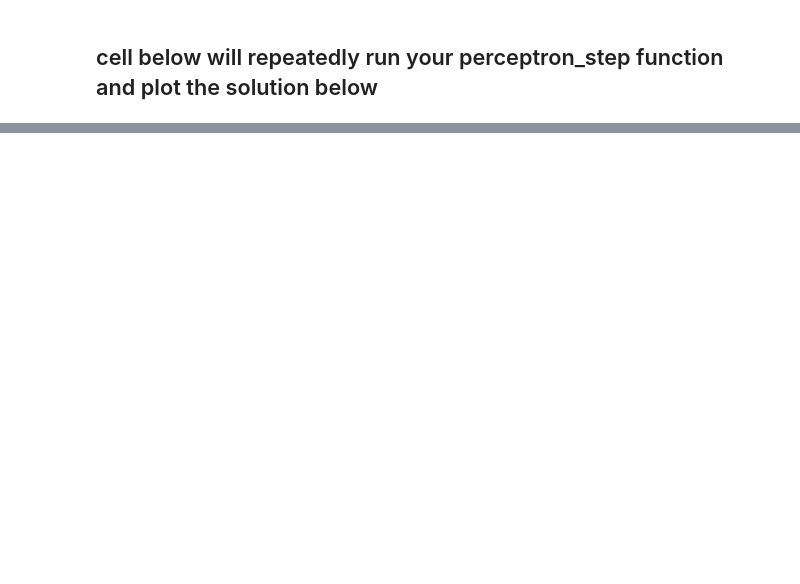
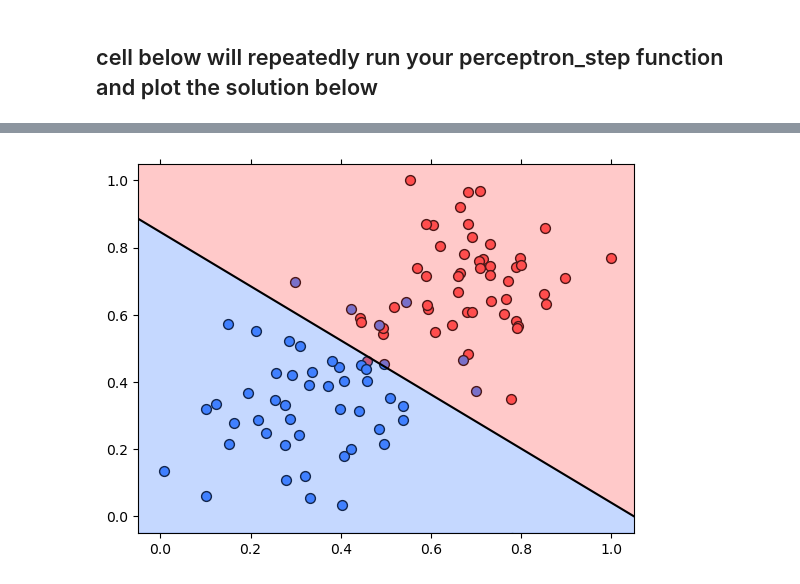
Before and after one commit to heinzwindzio/Udacity-nanodegree, a Jupyter notebook: Udacity/Course 6 - Neural Networks/Unit 2 - Intro NN/2.10 - coding the perceptron algo.ipynb, the cells around one changed output, grey strips where cells are left out. Saved outputs shown, nothing was run; the diff lists cells and outputs as text; code cells hidden in the pictures; blank space fills up the shorter version.

Commit message:
First classification code using perceptrons!

```diff
--- a/Udacity/Course 6 - Neural Networks/Unit 2 - Intro NN/2.10 - coding the perceptron algo.ipynb
+++ b/Udacity/Course 6 - Neural Networks/Unit 2 - Intro NN/2.10 - coding the perceptron algo.ipynb
@@ -103,22 +107,43 @@ Nice work coding the perceptron algorithm!
 # %% [markdown]
 ## cell below will repeatedly run your perceptron_step function and plot the solution below ##
 # %%
-def train_perceptron_algorithm(X, y, learn_rate=0.01, num_epochs=25):
+def train_perceptron_algorithm(X, y, learn_rate=0.01, num_epochs=1000):
     """
-    This function runs the perceptron algorithm repeatedly on the dataset,
-    and returns a few of the boundary lines obtained in the iterations,
-    for plotting purposes.
+    Inputs:
+        array of point (X)
+        array of labels for those points (y)
+        learning rate set to .01
+        number of epochs = 25
+
+    This function runs the perceptron algorithm num_epochs times on the dataset of points
+    It returns a few of the boundary lines obtained in the iterations, for plotting purposes.
     """
+
+    # find the min and max of both the point coordinates and the labels
     x_min, x_max = min(X.T[0]), max(X.T[0])
     y_min, y_max = min(X.T[1]), max(X.T[1])
+    # print(f'x_min: {x_min} x_max: {x_max}')
+
+    # generate a random array of 2 weights
     W = np.array(np.random.rand(2,1))
+    #print(W)
+
+    # generate a random bias
     b = np.random.rand(1)[0] + x_max
+
     # These are the solution lines that get plotted below.
     boundary_lines = []
+
+    # call the perceptron_step num_epoch times
     for i in range(num_epochs):
-        # In each epoch, we apply the perceptron step.
+
+        # In each epoch, we apply the perceptron step. Notice that the input is the output of the previous run - hence it's learning
         W, b = perceptron_step(X, y, W, b, learn_rate)
+
+        # capture the lines that are returned
+        #print(f'-W[0]/W[1]: {-W[0]/W[1]:}, -b/W[1]: {-b/W[1]:}')
         boundary_lines.append((-W[0]/W[1], -b/W[1]))
+
     return boundary_lines
 
 def plot_line(m, b, linestyle='dashed', color='gray', fill=False):
@@ -131,14 +156,19 @@ def plot_line(m, b, linestyle='dashed', color='gray', fill=False):
         plt.fill_between(x, m*x+b, -0.05, color=blue, alpha=0.3)
         plt.fill_between(x, m*x+b, 1.05, color=red, alpha=0.3)
 
-# Load data
+# Load data into a 2D array
 data = np.asarray(pd.read_csv("data.csv", header=None))
+
+# [row, col] slice data so that it's an array of all rows and just the first two columns
 X = data[:,0:2]
+# print(X)
+
+# [row, col] slice data so that it's an array of all rows of column 2
 y = data[:,2]
+# print(y)
 
-# Get list of boundary lines
-# Feel free to play with the learning rate and the num_epochs, and see
-# your results plotted below
+# Provide the array of points with labels, and return a list of boundary lines
+# Feel free to play with the learning rate and the num_epochs, and see your results plotted below
 boundary_lines = train_perceptron_algorithm(X, y)
 
 # Set up plot styling
@@ -147,20 +177,42 @@ plt.ylim(-0.05,1.05)
 plt.grid(False)
 plt.tick_params(axis='x', which='both', bottom='off', top='off')
 
-# Plot data points
+# define the colors
 red = [1,0.3,0.3]
 blue = [0.25,0.5,1]
+
+# color the points based on the label
 red_points = X[np.argwhere(y==0).flatten()]
 blue_points = X[np.argwhere(y==1).flatten()]
+
+# plot the points
 plt.scatter(red_points[:,0], red_points[:,1], s=50, color=red, edgecolor='k')
 plt.scatter(blue_points[:,0], blue_points[:,1], s=50, color=blue, edgecolor='k')
 
 # Plot boundary lines and solution regions
 for line in boundary_lines:
+
+    # w1(x1) + w2(x2) + b = 0 ---> y = mx + c
+    # m is rise over run (-W[0]/W[1]).
     slope = line[0]
+
+    # c is where line crosses y axis (-b/W[1])
     b = line[1]
-    plot_line(slope, b)
+
+    # plot every line on the graph
+    #plot_line(slope, b)
+    #print(f'slope: {slope}')
+
+# this is the final slope that was determined
 solution_slope = boundary_lines[-1][0]
+# print(solution_slope)
+
+#this was the final y intercept
 solution_intercept = boundary_lines[-1][1]
+
+# plot a solid line for the solution and fill in the graph with color.
+# 'k' = black. 'True' means fill area between line and specified boundaries
 plot_line(solution_slope, solution_intercept, 'solid', 'k', True)
+
+plt.show()
 # %% [output]
@@ -183,0 +219 @@ Negative point in positive prediction for:  [0.45829 0.4641 ]
+[figure, added]
```
Also changed, not shown: parts of 3 cells of this notebook.
